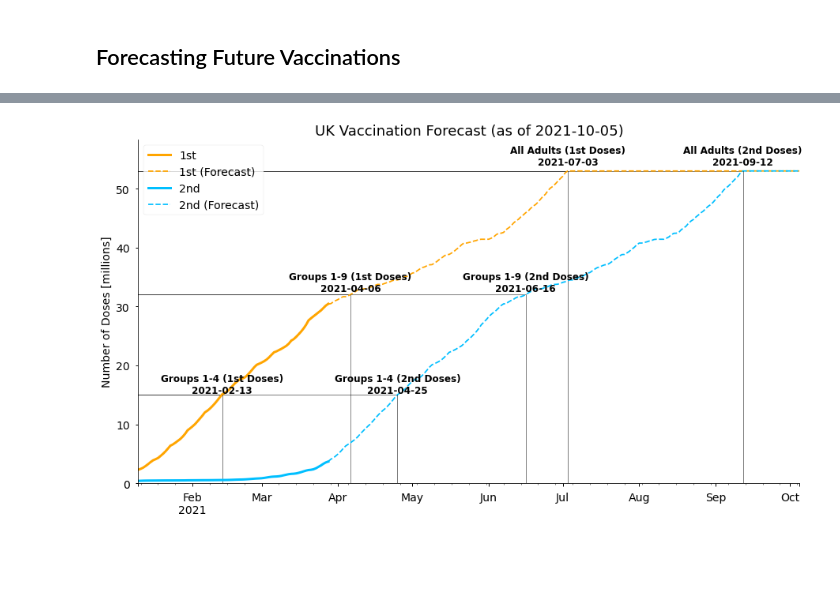
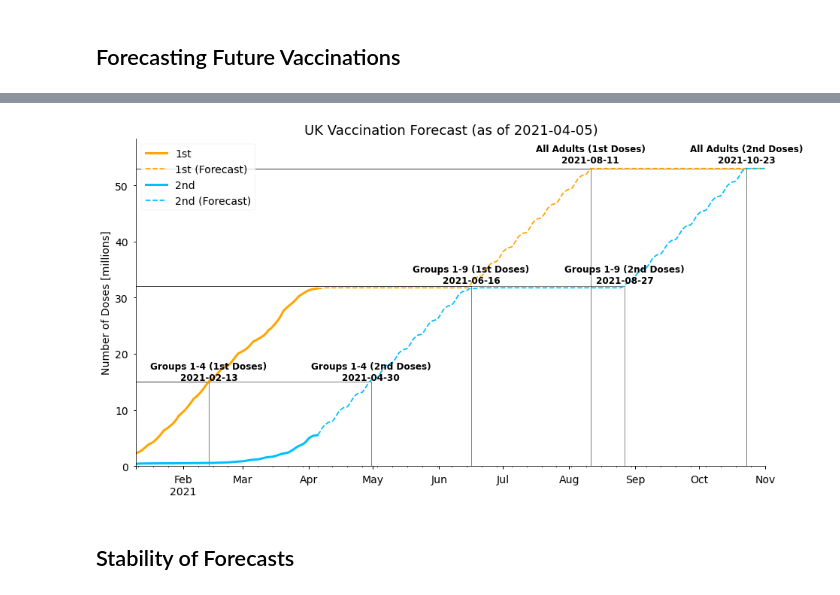
Before and after one commit to jack89roberts/covid-vax, a Jupyter notebook: covid_vax.ipynb, the cells around one changed output, grey strips where cells are left out. Saved outputs shown, nothing was run; the diff lists cells and outputs as text; code cells hidden in the pictures; blank space fills up the shorter version.

Commit message:
add alternative forecasts

```diff
--- a/covid_vax.ipynb
+++ b/covid_vax.ipynb
@@ -136,8 +137,8 @@ def plot_cumulative_doses(
         # label priority group completion dates
         max_col = df[col].max()
         for name, pop in priority_totals.items():
-            if max_col >= pop:  # vaccines completed for this group
-                complete_date = df[df[col] >= pop].iloc[0].name
+            if max_col >= (pop - 1e-7):  # vaccines completed for this group
+                complete_date = df[df[col] >= (pop - 1e-7)].iloc[0].name
 
                 ax.hlines(pop, 0, complete_date , color="k",linewidth=0.5)
                 ax.axvline(complete_date, ymax=pop/max_y, color="k",linewidth=0.5)
@@ -322,0 +245,20 @@ second_dose_days = 71
+# %%
+for date_1st, row in df.iterrows():
+    if row["cumFirst"] > df["cumSecond"].max():
+        # reached the people who haven't been given the 2nd dose yet
+        print(
+            "1st doses from", (date_1st - timedelta(days=1)).date(),
+            "were completed", delay, "days later, on", date_2nd.date()
+        )
+        break
+
+    # find the earliest date where 2nd doses matched/exceded 1st
+    # doses on this date
+    date_2nd = df[df["cumSecond"] >= row["cumFirst"]].index.min()
+
+    # calculate and save how many days it was until 2nd doses were given
+    delay = (date_2nd - date_1st).days
+    df.loc[date_1st, "delaySecond"] = delay
+
+
+df["delaySecond"].describe()
@@ -322,0 +276,3 @@ second_dose_days = 71
+# %%
+second_dose_days = df["delaySecond"].dropna()[-1]
+print("We will assume second doses are given", second_dose_days, "days later.")
@@ -333,15 +294,2 @@ plt.legend()
 # %% [markdown]
 ## Forecasting Future Vaccinations
-# %%
-# date daily vaccination data avaliable from
-first_data = datetime(2021, 1, 10)
-
-# date to forecast until
-end_date = datetime(2021, 10, 5)
-
-# calculate average across this many days and forecast no.
-# doses given today to be the same as this many days ago
-n_avg = 7
-
-
-uk_pop = priority_totals["All Adults"]
@@ -420,7 +387,9 @@ d[["newFirst","newSecond"]].resample("W").mean().plot.bar(stacked=True, ax=ax)
 # %%
 plot_cumulative_doses(
-    df, forecast_date=last_data, figsize=(15, 8),
+    df_forecast, forecast_date=last_data, figsize=(15, 8),
     title=f"UK Vaccination Forecast (as of {df.index.date.max()})"
 )
 # %% [output]
-[figure, old version]
+[figure, new version]
+# %% [markdown]
+## Stability of Forecasts
```
Also changed, not shown: parts of 40 cells of this notebook.
